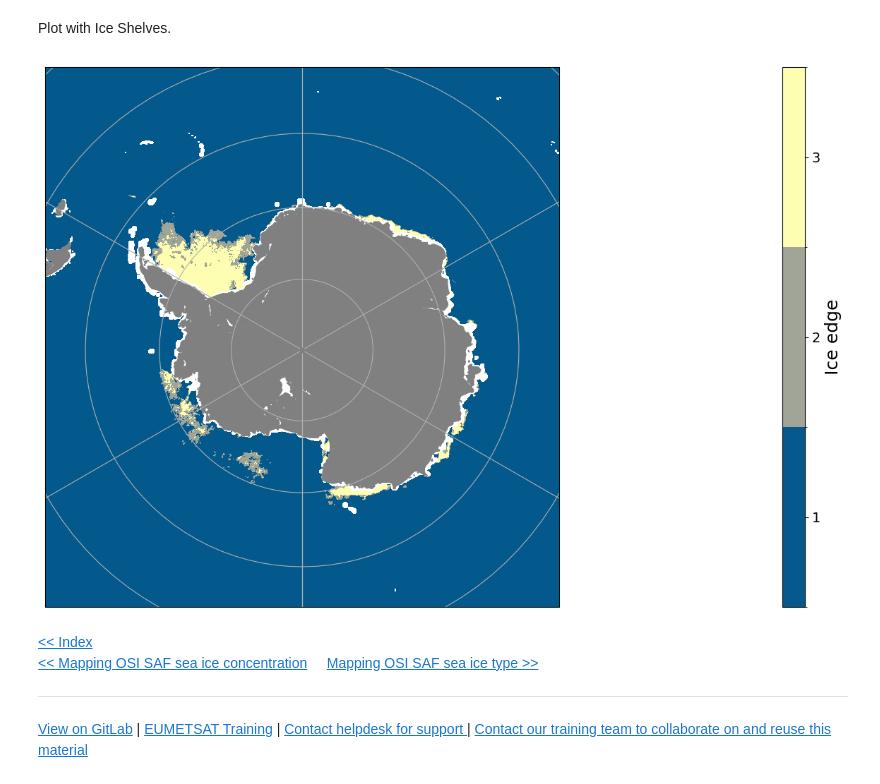
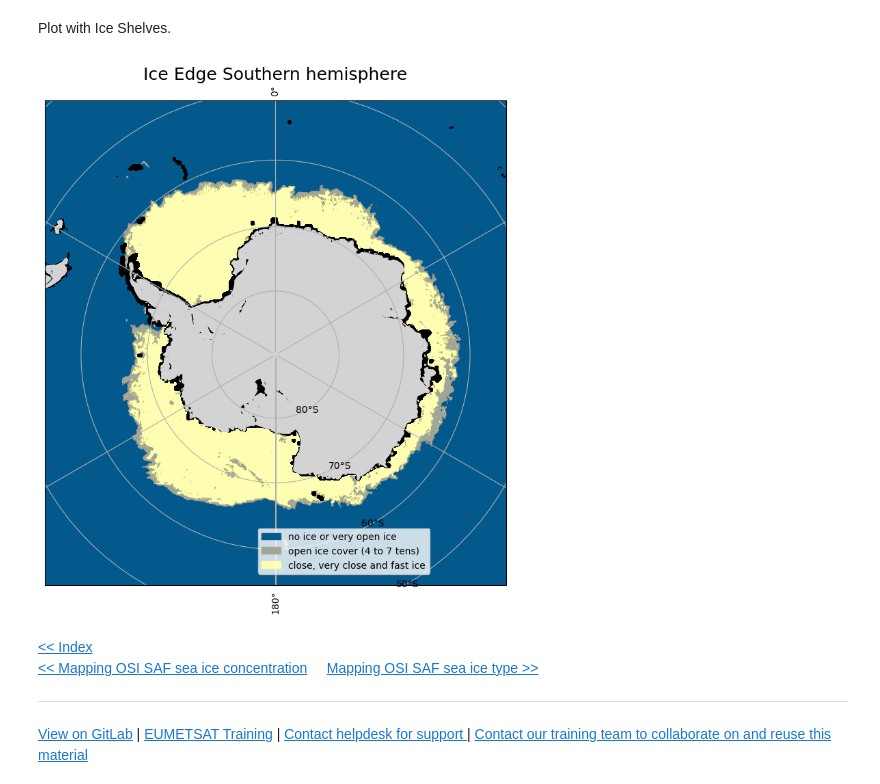
Before and after one commit to latifkhon/learn-osi-saf-sea-ice, a Jupyter notebook: 1_OSI_SAF_sea_ice_introductory/1_3b_OSI_SAF_sea_ice_mapping_Ice_Edge.ipynb, the cells around one changed output. Saved outputs shown, nothing was run; the diff lists cells and outputs as text; code cells hidden in the pictures.

```diff
--- a/1_OSI_SAF_sea_ice_introductory/1_3b_OSI_SAF_sea_ice_mapping_Ice_Edge.ipynb
+++ b/1_OSI_SAF_sea_ice_introductory/1_3b_OSI_SAF_sea_ice_mapping_Ice_Edge.ipynb
@@ -258,49 +290,31 @@ ice_shelves = cfeature.NaturalEarthFeature(
         category='physical',
         name='antarctic_ice_shelves_polys',
         scale='10m',
-        facecolor='grey',
-        edgecolor='grey')
+        facecolor='lightgrey',
+        edgecolor='lightgrey')
 # %% [markdown]
 Plot with Ice Shelves.
-# %%
-fig = plt.figure(figsize=(16,9))
-
-# set data projection and request output projection
-data_projection=ccrs.Stereographic(central_latitude=-90.0, central_longitude=0.0, true_scale_latitude=-70.0)
-output_projection=ccrs.Stereographic(central_latitude=-90.0, central_longitude=0.0, true_scale_latitude=-70.0)
-
-# define plot carateristics
-ax = plt.axes([0.05,0.05,0.75,0.85], projection=output_projection)
-ax.add_feature(cfeature.LAND, zorder=0, color='grey')
-ax.add_feature(ice_shelves, )
-ax.gridlines()
-
-# open and plot data
-for filename in os.listdir(directory):
-    if filename.endswith(".nc"):
-        nc = xr.open_dataset(directory + '/' + filename)
-        xc = nc.variables['xc'][:]
-        yc = nc.variables['yc'][:]
-        ice_edge = nc.variables['ice_edge'][:]
-        status_flag  = nc.variables['status_flag'][:]
-        nc.close()
-
-        # Sea Ice Concentration data is provided in x y coordinates, bounds need to be defined for cartopy
-        bounds=(xc.min()*1000,xc.max()*1000,yc.min()*1000,yc.max()*1000)
-
-        # plotting sea ice
-        im = ax.imshow(ice_edge[0,:,:], transform=data_projection, extent=bounds, origin='upper', cmap=cmap, norm=norm)
-
-# Adding a colorbar
-axc = fig.add_axes((0.85,0.05,0.02,0.85))
-cb = plt.colorbar(im, orientation='vertical', cax=axc, ticks=[1, 2, 3])
-cb.set_label('Ice edge', fontsize=18)
-cb.ax.tick_params(labelsize=14)
-# %% [output]
-[figure, removed]
+# %%
+# Create a new figure
+fig = plt.figure(figsize=(9,9))
+
+# Map Sea Ice concentration
+data_projection=ccrs.Stereographic(central_latitude=-90.0, central_longitude=0.0, true_scale_latitude=-70.0)
+output_projection=ccrs.Stereographic(central_latitude=-90.0, central_longitude=0.0, true_scale_latitude=-70.0)
+im = mapping_edge(directory,
+                  data_projection,
+                  output_projection,
+                  cmap=cmap,
+                  ice_shelves=ice_shelves,
+                  title="Ice Edge Southern hemisphere")
+
+# Add a colorbar for sea ice concentration
+add_legend(im)
+# %% [output]
+[figure, added]
 # %% [markdown]
 <a href="../Index.ipynb" target="_blank"><< Index</a>
 <br>
-<a href="./1_3a_OSI_SAF_sea_ice_mapping_ice_concentration.ipynb" target="_blank"><< Mapping OSI SAF sea ice concentration</a>&nbsp;&nbsp;&nbsp;&nbsp;&nbsp;<a href="./1_3c_OSI_SAF_sea_ice_mapping_ice_type.ipynb" target="_blank">Mapping OSI SAF sea ice type >></a>
+<a href="./1_3a_OSI_SAF_sea_ice_mapping_Ice_Concentration.ipynb" target="_blank"><< Mapping OSI SAF sea ice concentration</a>&nbsp;&nbsp;&nbsp;&nbsp;&nbsp;<a href="./1_3c_OSI_SAF_sea_ice_mapping_Ice_Type.ipynb" target="_blank">Mapping OSI SAF sea ice type >></a>
 <hr>
 <a href="https://gitlab.eumetsat.int/eumetlab/ocean">View on GitLab</a> | <a href="https://training.eumetsat.int/">EUMETSAT Training</a> | <a href=mailto:ops@eumetsat.int>Contact helpdesk for support </a> | <a href=mailto:Copernicus.training@eumetsat.int>Contact our training team to collaborate on and reuse this material</a></span></p>
```
Also changed, not shown: parts of 18 cells of this notebook, 20 other files.
